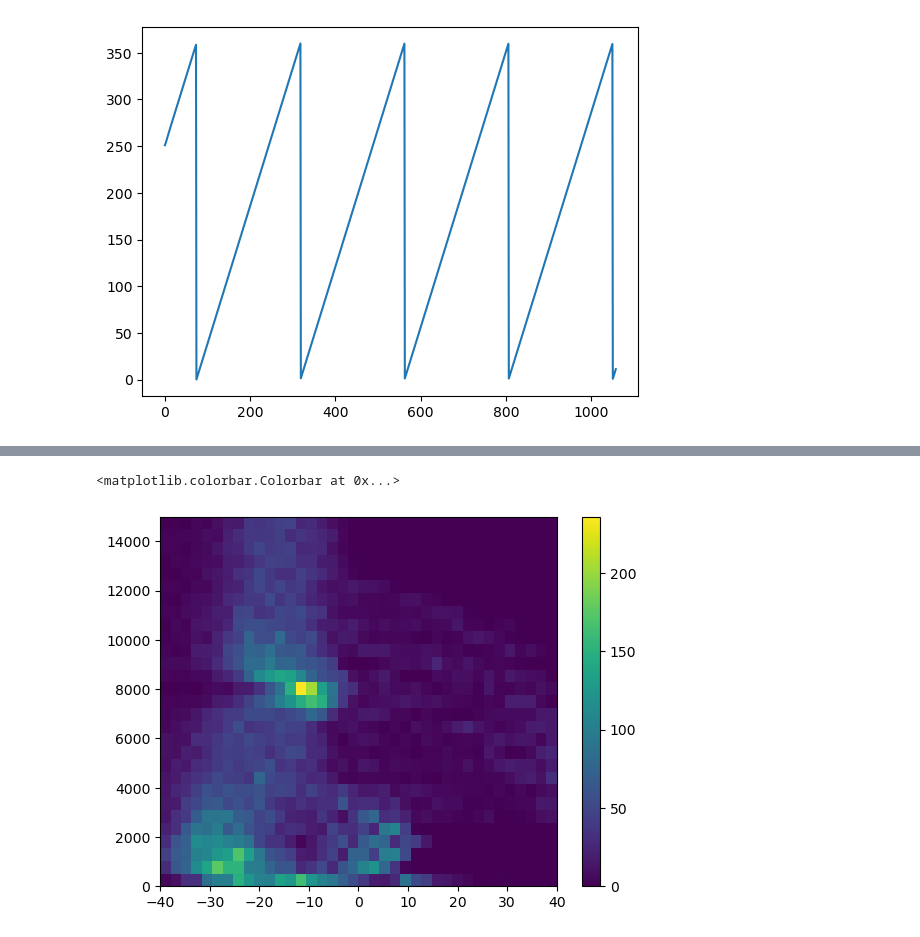
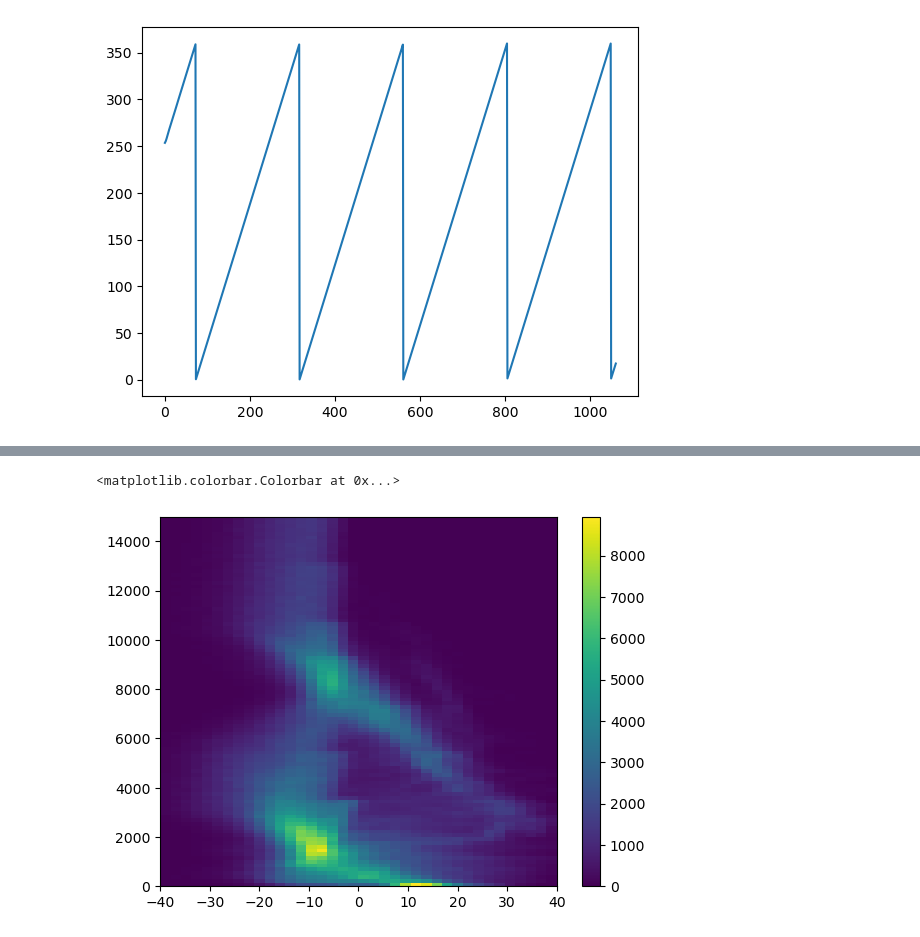
Before and after one commit to ARM-Development/arm-summer-school-2025, a Jupyter notebook: notebooks/pyart/RadarInvestigation.ipynb, the cells around one changed output, grey strips where cells are left out. Saved outputs shown, nothing was run; the diff lists cells and outputs as text; code cells hidden in the pictures.

```diff
--- a/notebooks/pyart/RadarInvestigation.ipynb
+++ b/notebooks/pyart/RadarInvestigation.ipynb
@@ -116,5 +118,5 @@ myd.plot_ppi('reflectivity')
 # %%
-csapr = pyart.io.read('bnfcsapr2cfrS3.a1.20250422.000000.nc')
+csapr = pyart.io.read('bnfcsapr2cfrS3.a1.20250422.040012.nc')
 # %%
 plt.plot(csapr.azimuth['data'])
 # %% [output]
@@ -143,14 +145,14 @@ plt.colorbar()
 # %%
 alt = csapr.gate_z['data']
 dbz = csapr.fields['reflectivity']['data']
 freq, height_edges, field_edges = np.histogram2d(
         alt.data.flatten(),
         dbz.data.flatten(),
-        bins = [np.linspace(0,15000,30), np.linspace(-40., 40., 39)])
+        bins = [np.linspace(0,15000,99), np.linspace(-40., 40., 39)])
 
 X, Y = np.meshgrid(height_edges, field_edges)
 plt.pcolormesh(Y, X, freq.transpose())
 plt.colorbar()
 # %% [output]
 <matplotlib.colorbar.Colorbar at 0x...>
-[figure, old version]
+[figure, new version]
```
Also changed, not shown: parts of 13 cells of this notebook, 1 other file.
